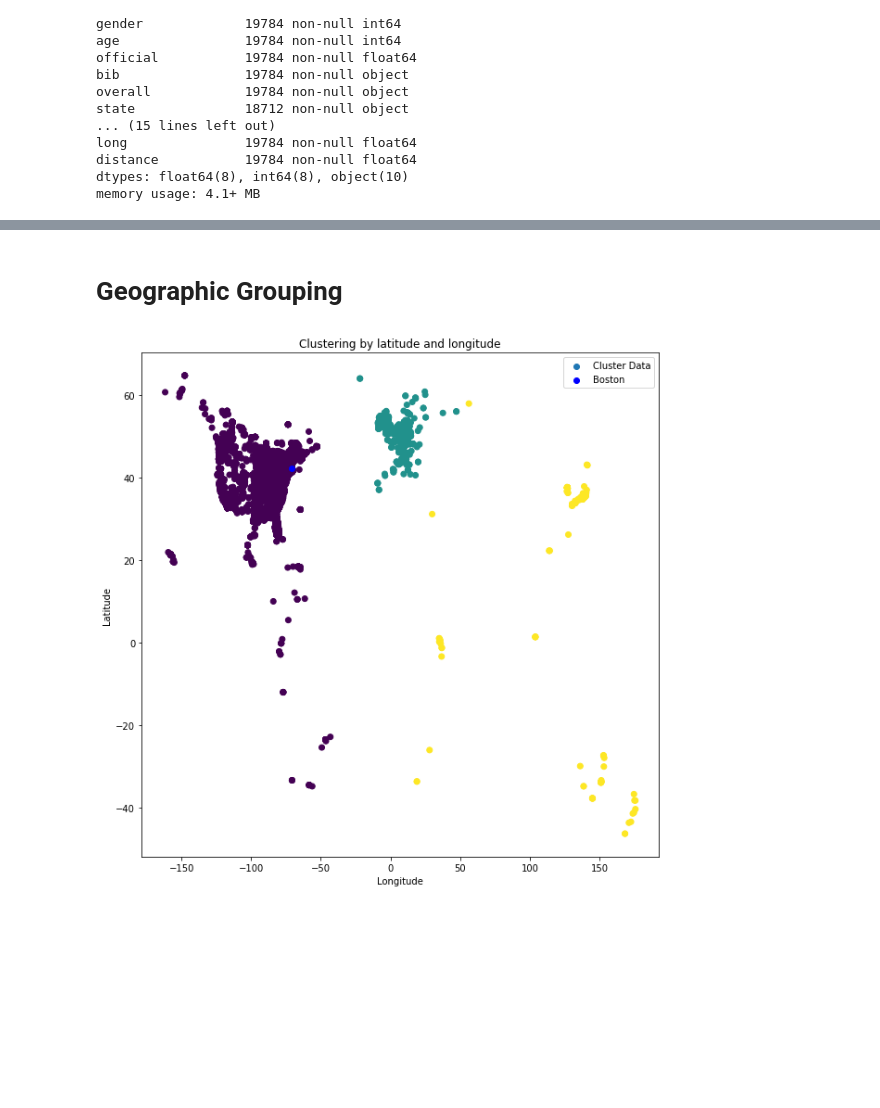
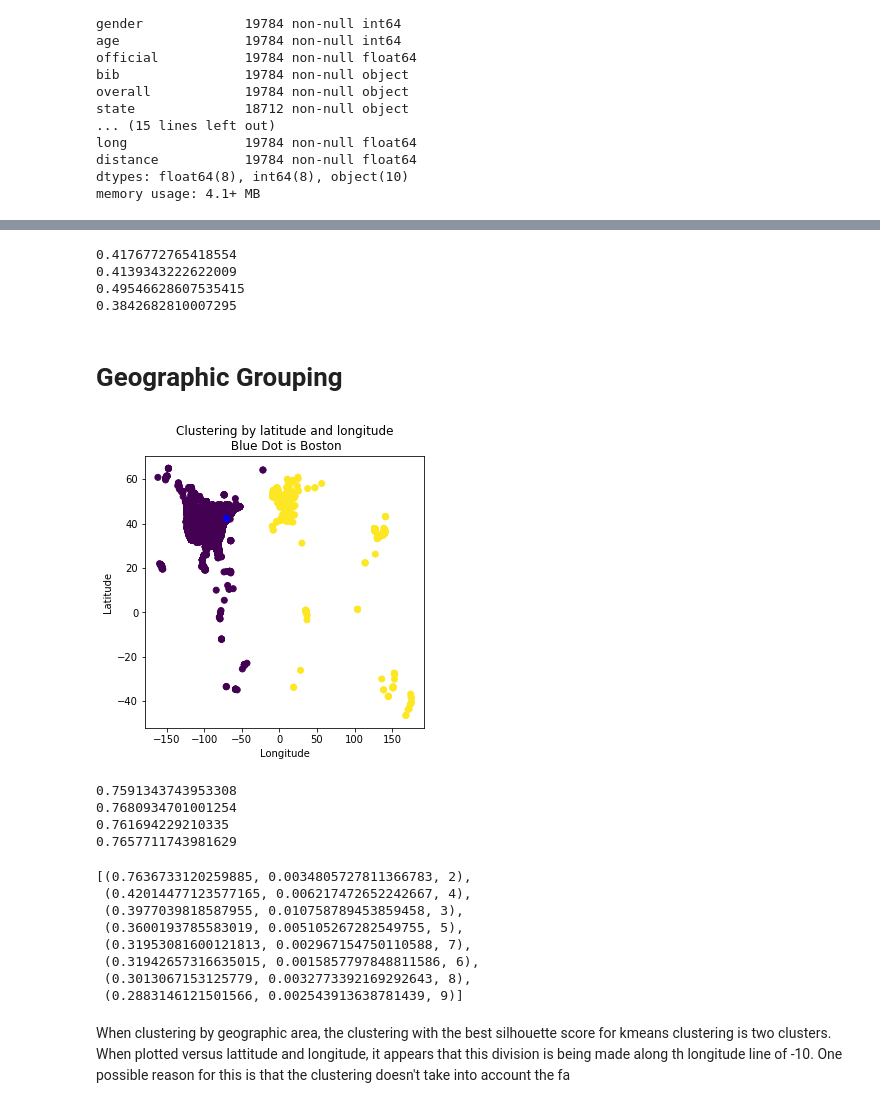
Before and after one commit to cbevis/U4_L2_Clustering, a Jupyter notebook: U4_L2_P5_Boston_Marathon.ipynb, the cells around one changed output, grey strips where cells are left out. Drawn from its saved outputs; the diff is of its cells as text; code cells hidden in the pictures; blank space fills up the shorter version.

```diff
--- a/U4_L2_P5_Boston_Marathon.ipynb
+++ b/U4_L2_P5_Boston_Marathon.ipynb
@@ -43,6 +50,7 @@ df['gender'] = np.where(df['gender'] == 'M', 1, 0)
 # %%
 df['location'] = df['city'] + ', ' + df['state'] + ' ' + df['country']
-df['location'] = df['location'].replace(np.NAN, df['city'] + ' ' + df['country'])
 
-locations['lat'] = np.nan
-locations['long'] = np.nan
+# Some locations do not have a state, this will replace it with city
+# and country
+df['location'] = df['location'].replace(np.NAN,
+                                        df['city'] + ' ' + df['country'])
@@ -364,25 +439,45 @@ Number of estimated clusters: 10
+# %%
+for sample in [X1, X2, X3, X4]:
+    ms = MeanShift(bandwidth=bandwidth, bin_seeding=True)
+    ms.fit(sample)
+    labels = ms.labels_
+    print(metrics.silhouette_score(sample, labels, metric='euclidean'))
+# %% [output]
+0.4176772765418554
+0.4139343222622009
+0.49546628607535415
+0.3842682810007295
 # %% [markdown]
 # Geographic Grouping
 # %%
 features_geo = ['lat', 'long']
 X = df[features_geo]
 
 # Normalize the data
 X_norm = normalize(X)
 
 # Reduce it to two components (just for starting)
 
 # Calculate predicted values
-y_pred = KMeans(n_clusters=3).fit_predict(X_norm)
+y_pred = KMeans(n_clusters=2).fit_predict(X_norm)
 
 # Plot the solution (use pca just for plotting)
-fig = plt.figure(figsize=(10, 10))
-plt.scatter(X['long'], X['lat'], c=y_pred, label='Cluster Data')
-plt.scatter(boston_long, boston_lat, c='b', label='Boston')
-plt.legend()
-plt.title('Clustering by latitude and longitude')
+fig = plt.figure(figsize=(5, 5))
+plt.scatter(X['long'], X['lat'], c=y_pred)
+plt.scatter(boston_long, boston_lat, c='b')
+plt.title('Clustering by latitude and longitude\n Blue Dot is Boston')
 plt.ylabel('Latitude')
 plt.xlabel('Longitude')
 plt.show()
 # %% [output]
-[figure, old version]
+[figure, new version]
+# %%
+# Silhouette score better for 3 than 5 or 10 clusters
+for sample in [X1, X2, X3, X4]:
+    ypred = KMeans(n_clusters=2).fit_predict(sample)
+    print(metrics.silhouette_score(sample, ypred, metric='euclidean'))
+# %% [output]
+0.7591343743953308
+0.7680934701001254
+0.761694229210335
+0.7657711743981629
@@ -388,0 +495,13 @@ plt.show()
+# %%
+all_means
+# %% [output]
+[(0.7636733120259885, 0.0034805727811366783, 2),
+ (0.42014477123577165, 0.006217472652242667, 4),
+ (0.3977039818587955, 0.010758789453859458, 3),
+ (0.3600193785583019, 0.005105267282549755, 5),
+ (0.31953081600121813, 0.002967154750110588, 7),
+ (0.31942657316635015, 0.0015857797848811586, 6),
+ (0.3013067153125779, 0.0032773392169292643, 8),
+ (0.2883146121501566, 0.002543913638781439, 9)]
+# %% [markdown]
+When clustering by geographic area, the clustering with the best silhouette score for kmeans clustering is two clusters.  When plotted versus lattitude and longitude, it appears that this division is being made along th longitude line of -10.  One possible reason for this is that the clustering doesn't take into account the fa
```
Also changed, not shown: parts of 35 cells of this notebook.
